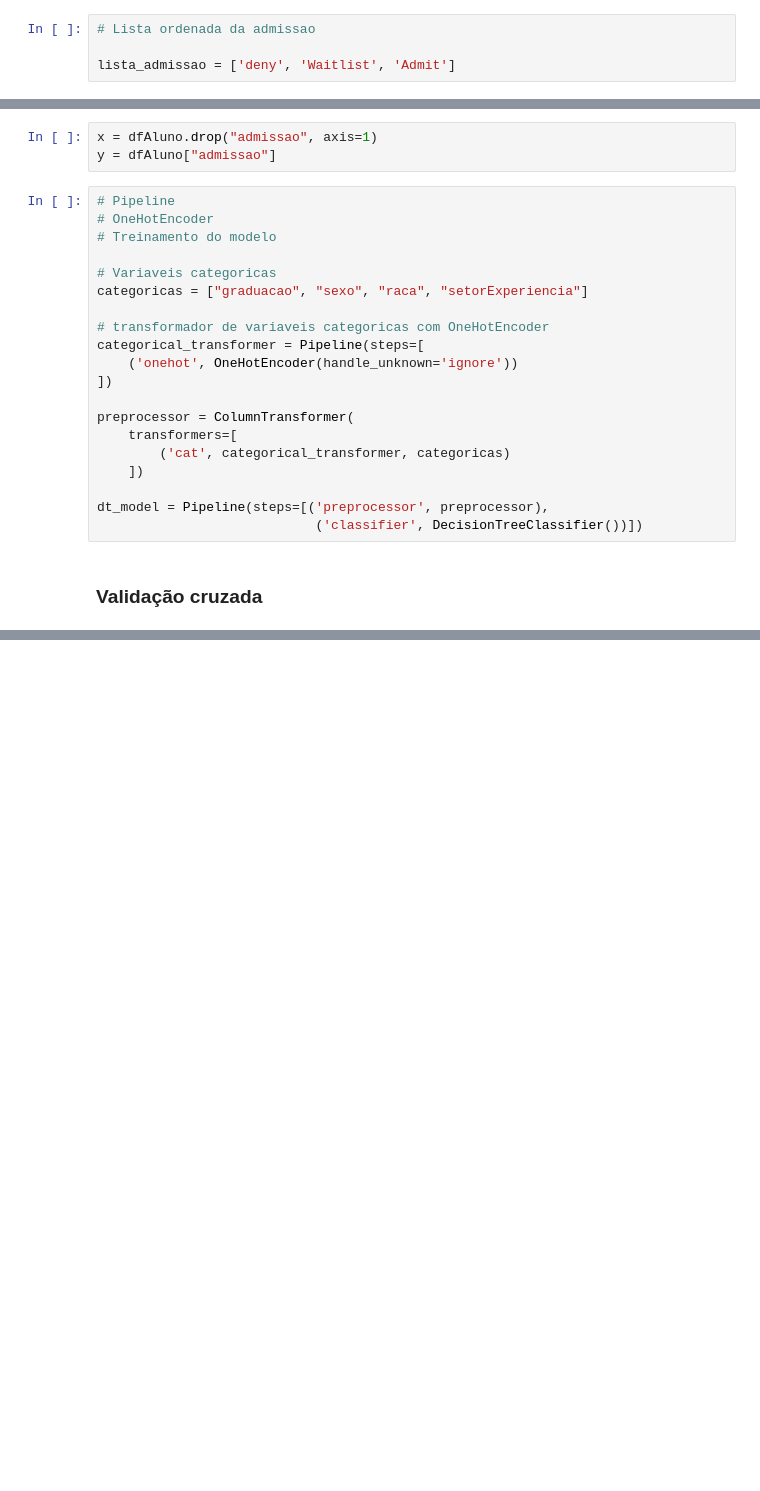
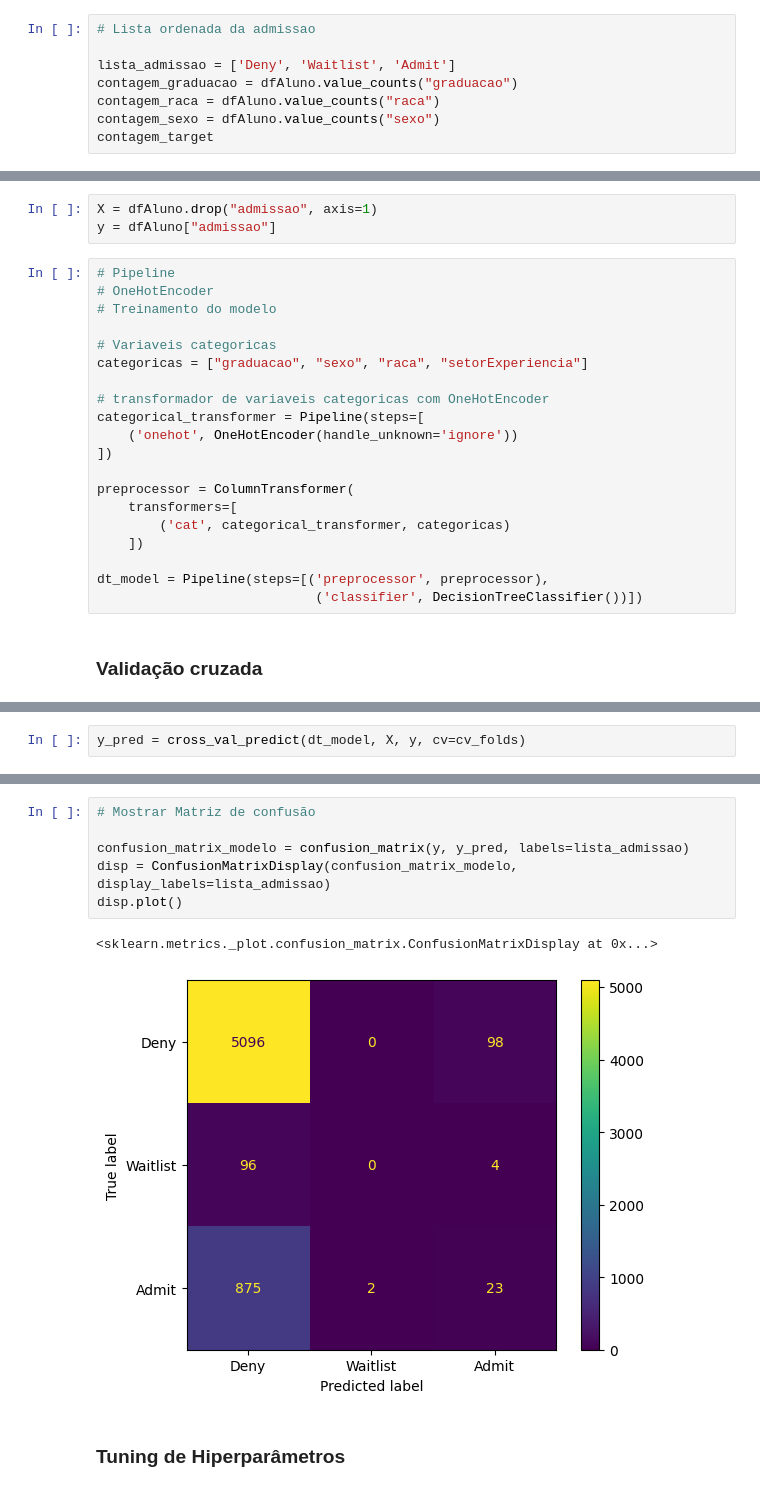
Before and after one commit to MatheusGustavoo/MBA-Success-Tree, a Jupyter notebook: classificacao.ipynb, the cells around one changed output, grey strips where cells are left out. Drawn from its saved outputs; the diff is of its cells as text; blank space fills up the shorter version.

```diff
--- a/classificacao.ipynb
+++ b/classificacao.ipynb
@@ -99,4 +100,8 @@ Name: count, dtype: int64
 # %%
 # Lista ordenada da admissao
 
-lista_admissao = ['deny', 'Waitlist', 'Admit']
+lista_admissao = ['Deny', 'Waitlist', 'Admit']
+contagem_graduacao = dfAluno.value_counts("graduacao")
+contagem_raca = dfAluno.value_counts("raca")
+contagem_sexo = dfAluno.value_counts("sexo")
+contagem_target
@@ -239,7 +247,7 @@ p-value > 0.05, ou seja, hipótese nul. Caso contrário, há relação entre as
 # %% [markdown]
 ### Treinamento do modelo
 # %%
-x = dfAluno.drop("admissao", axis=1)
+X = dfAluno.drop("admissao", axis=1)
 y = dfAluno["admissao"]
 # %%
 # Pipeline
@@ -288,0 +304,2 @@ reusltadoMetricas
+# %%
+y_pred = cross_val_predict(dt_model, X, y, cv=cv_folds)
@@ -288,0 +323,11 @@ reusltadoMetricas
+# %%
+# Mostrar Matriz de confusão
+
+confusion_matrix_modelo = confusion_matrix(y, y_pred, labels=lista_admissao)
+disp = ConfusionMatrixDisplay(confusion_matrix_modelo, display_labels=lista_admissao)
+disp.plot()
+# %% [output]
+<sklearn.metrics._plot.confusion_matrix.ConfusionMatrixDisplay at 0x...>
+[figure, added]
+# %% [markdown]
+### Tuning de Hiperparâmetros
```
Also changed, not shown: parts of 24 cells of this notebook.
